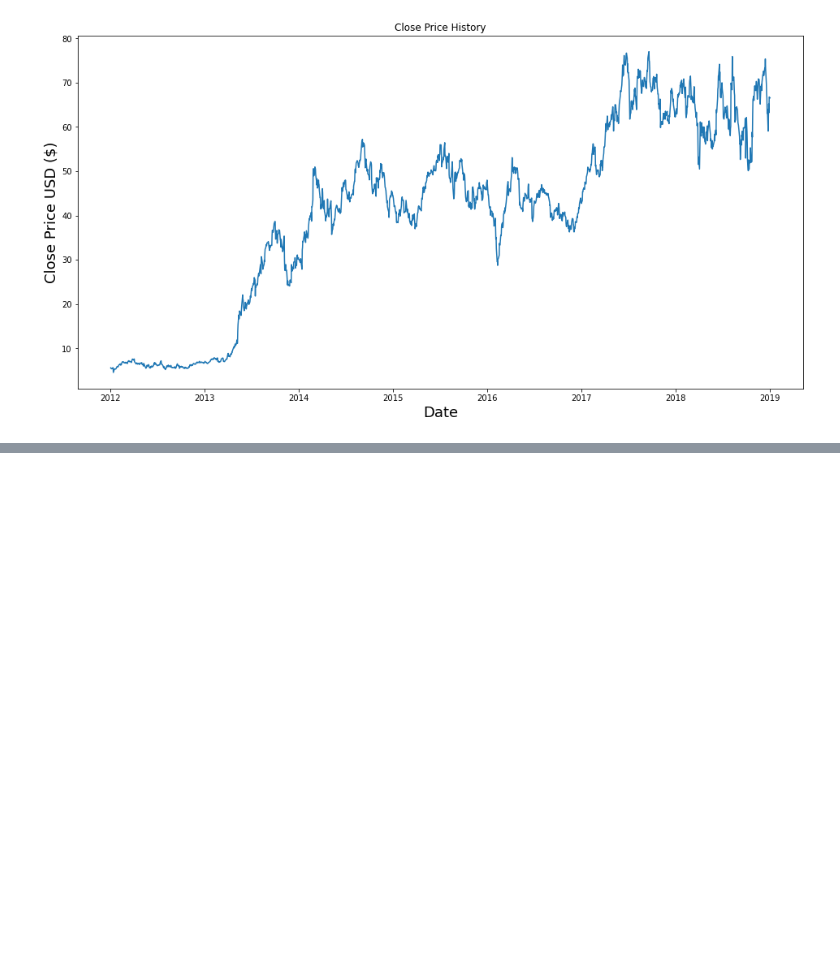
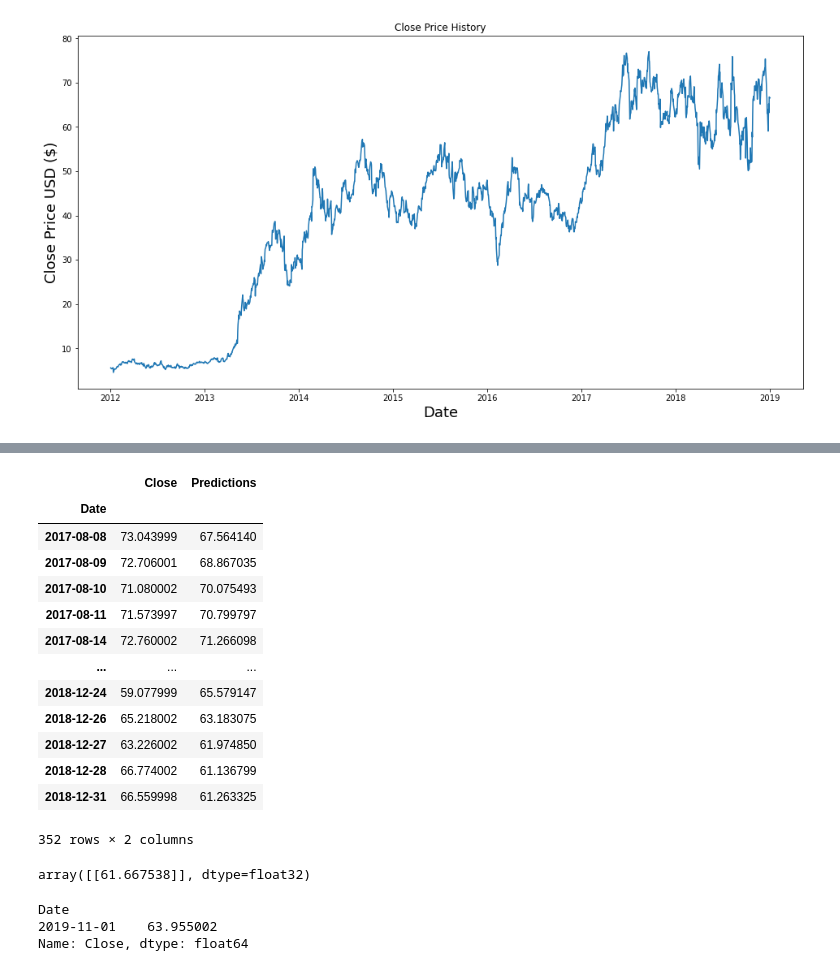
Before and after one commit to felipe54453/LSTM_stocks, a Jupyter notebook: main.ipynb, the cells around one changed output, grey strips where cells are left out. Drawn from its saved outputs; the diff is of its cells as text; code cells hidden in the pictures; blank space fills up the shorter version.

```diff
--- a/main.ipynb
+++ b/main.ipynb
@@ -40,0 +137,38 @@ training_data_len = math.ceil(len(dataset) * .8)
+# %%
+valid
+# %% [output]
+|  | Close | Predictions |
+| Date |  |  |
+| 2017-08-08 | 73.043999 | 67.564140 |
+| 2017-08-09 | 72.706001 | 68.867035 |
+| 2017-08-10 | 71.080002 | 70.075493 |
+| 2017-08-11 | 71.573997 | 70.799797 |
+| 2017-08-14 | 72.760002 | 71.266098 |
+| ... | ... | ... |
+| 2018-12-24 | 59.077999 | 65.579147 |
+| 2018-12-26 | 65.218002 | 63.183075 |
+| 2018-12-27 | 63.226002 | 61.974850 |
+| 2018-12-28 | 66.774002 | 61.136799 |
+| 2018-12-31 | 66.559998 | 61.263325 |
+352 rows × 2 columns
+# %%
+apple_quote = web.DataReader('AAPL', data_source='yahoo', start='2012-11-01', end='2019-11-01')
+new_df = apple_quote.filter(['Close'])
+last_60_days = new_df[-60:].values
+last_60_days_scaled = scaler.transform(last_60_days)
+X_test = []
+X_test.append(last_60_days_scaled)
+X_test = np.array(X_test)
+X_test = np.reshape(X_test, (X_test.shape[0], X_test.shape[1], 1))
+predicted_price = model.predict(X_test)
+predicted_price = scaler.inverse_transform(predicted_price)
+predicted_price
+# %% [output]
+array([[61.667538]], dtype=float32)
+# %%
+apple_quote2 = web.DataReader('AAPL', data_source='yahoo', start='2019-11-01', end='2019-11-01')
+print(apple_quote2['Close'])
+# %% [output]
+Date
+2019-11-01    63.955002
+Name: Close, dtype: float64
```
Also changed, not shown: parts of 12 cells of this notebook.
